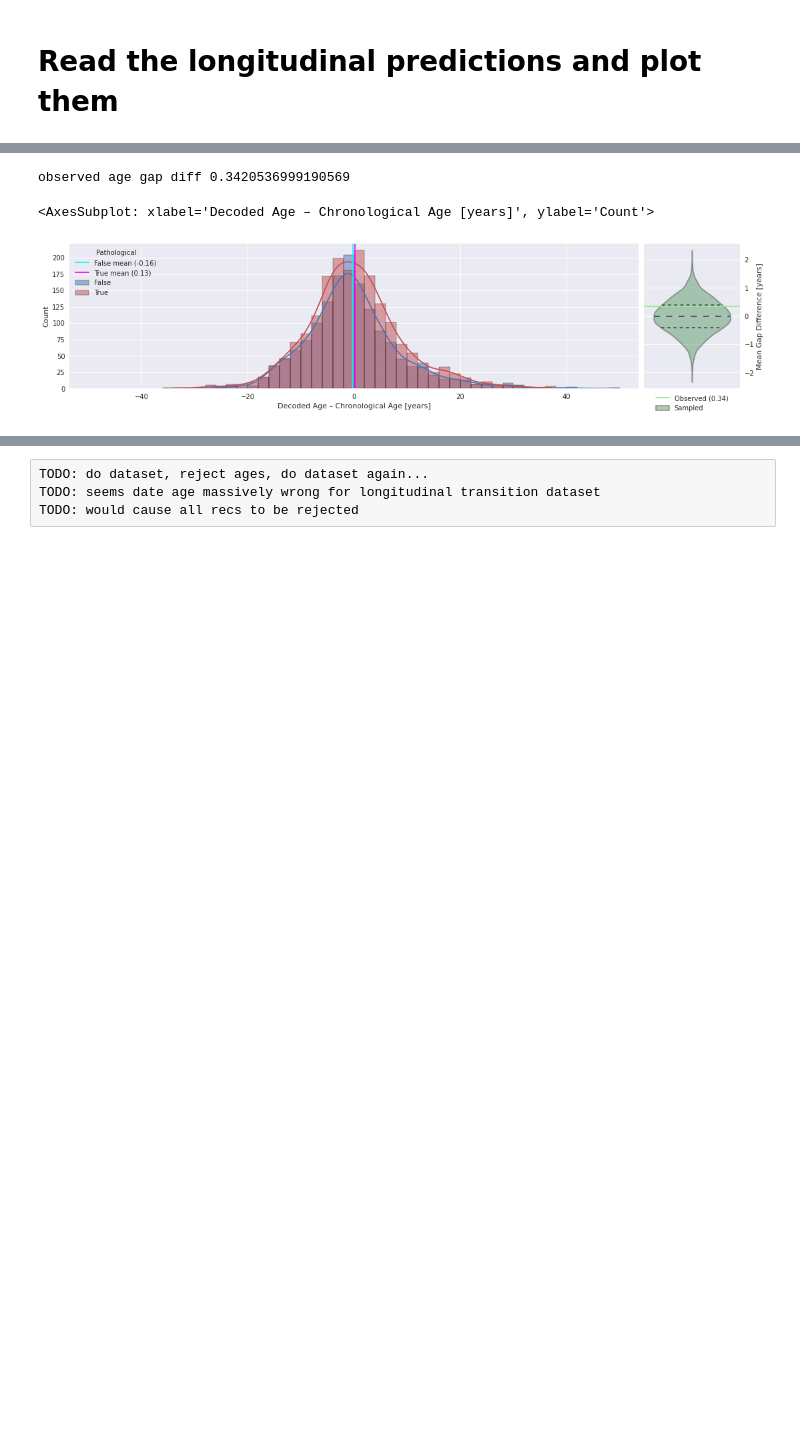
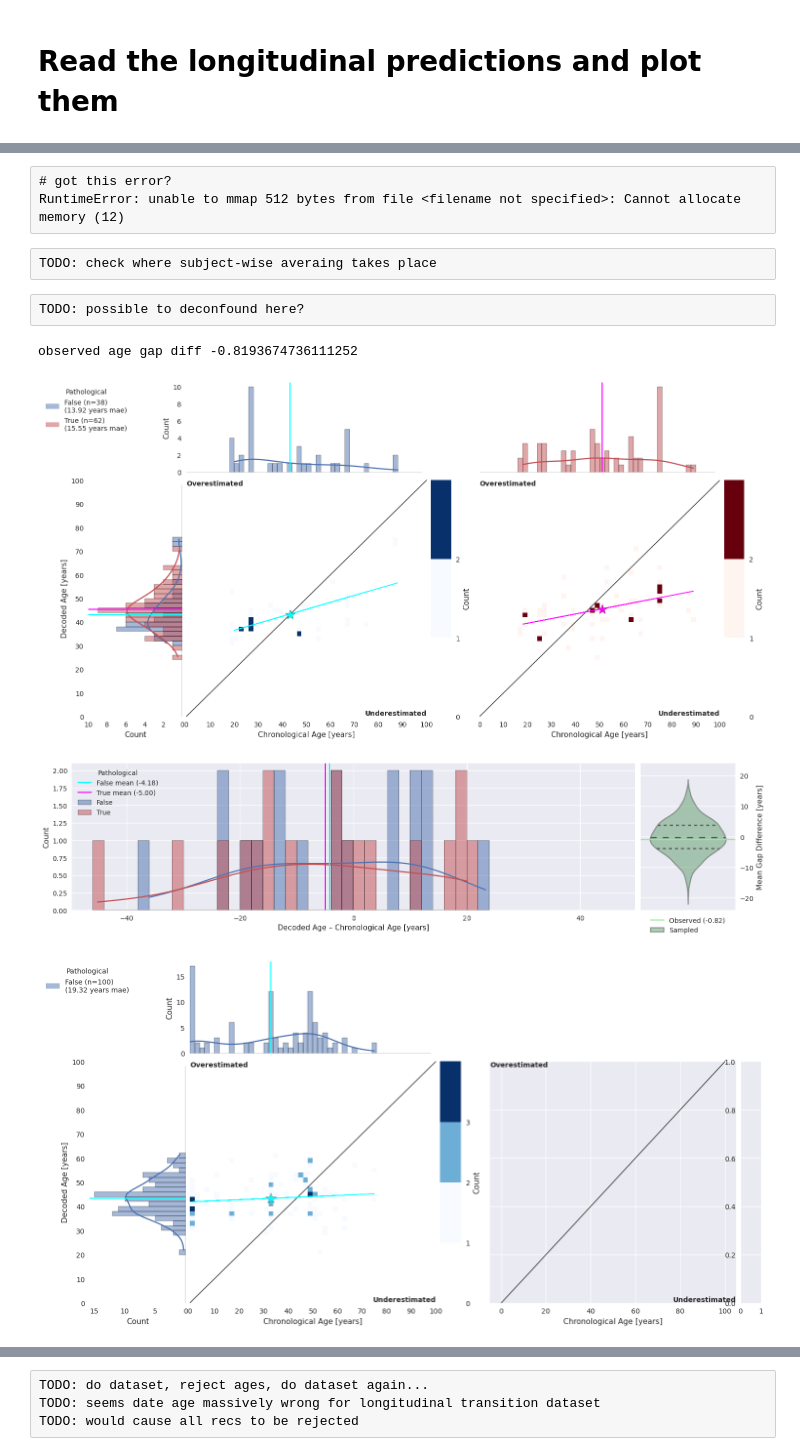
Before and after one commit to gemeinl/eeg-brain-age, a Jupyter notebook: predict_longitudinal.ipynb, the cells around one changed output, grey strips where cells are left out. Drawn from its saved outputs; the diff is of its cells as text; code cells hidden in the pictures; blank space fills up the shorter version.

```diff
--- a/predict_longitudinal.ipynb
+++ b/predict_longitudinal.ipynb
@@ -244,3 +233,0 @@ for exp_path in iter_exp_dir(exp_dir, exp_date):
-# %%
-for ds_name in ['transition', 'non_pathological', 'pathological']:
-    break
@@ -249,15 +233,0 @@ preds_path = os.path.join(exp_dir, exp_path, 'preds', f'{checkpoint}_{ds_name}_p
-# %%
-preds = pd.read_csv(preds_path, index_col=0)
-# %%
-if int(config.final_eval) == 0:
-    # in cv append all predictions
-    preds = pd.concat(all_ds_preds, ignore_index=True)
-else:
-    # in fe average all predictions
-    # TODO: make sure not averaing wrong stuff
-    raise NotImplementedError
-    all_targets = [df.y_true for df_i, df in all_ds_preds.items()]
-    # average preds and write back
-    all_preds = [df.y_pred for df_i, df in all_ds_preds.items()]
-    preds = all_ds_preds[0]
-    preds['y_pred'] = np.mean(all_preds, axis=0)
@@ -285,6 +234,32 @@ plot_age_gap_hist_and_permutation_test(preds, bin_width, n_repetitions)
-# %%
-plot_age_gap_hist_and_permutation_test(deconfound(preds, detrend), bin_width, n_repetitions)
-# %% [output]
-observed age gap diff 0.3420536999190569
-<AxesSubplot: xlabel='Decoded Age – Chronological Age [years]', ylabel='Count'>
-[figure, removed]
+# %%
+bin_width = 2
+n_repetitions = 1000  # actually 100000!
+detrend = 'quadratic'
+# %% [raw]
+# got this error?
+RuntimeError: unable to mmap 512 bytes from file <filename not specified>: Cannot allocate memory (12)
+# %% [raw]
+TODO: check where subject-wise averaing takes place
+# %% [raw]
+TODO: possible to deconfound here?
+# %%
+cols = ['y_true', 'y_pred', 'subject', 'pathological']
+for ds_name in ['transition', 'non_pathological', 'pathological']:
+    all_preds, configs = [], []
+    for i, exp_path in enumerate(iter_exp_dir(exp_dir, exp_date)):
+        preds_path = os.path.join(exp_dir, exp_path, 'preds', f'{checkpoint}_{ds_name}_preds.csv')
+        preds = pd.read_csv(preds_path, index_col=0)[cols]
+        all_preds.append(preds)
+    all_preds = pd.concat(all_preds)
+    all_preds = all_preds.reset_index().groupby('index').mean().reset_index(drop=True)
+
+    plot_heatmaps(all_preds, bin_width)
+    if ds_name == 'transition':
+        plot_age_gap_hist_and_permutation_test(all_preds, bin_width, n_repetitions)
+    else:
+        plot_age_gap_hist(all_preds, bin_width)
+# %% [output]
+observed age gap diff -0.8193674736111252
+[figure, added]
+[figure, added]
+[figure, added]
```
Also changed, not shown: parts of 15 cells of this notebook, 4 other files.
